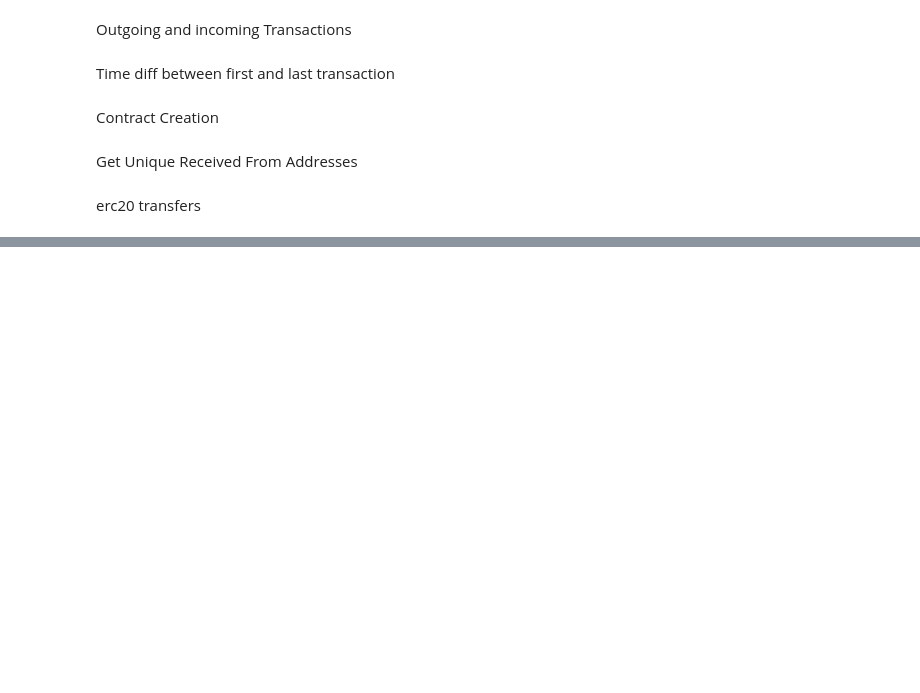
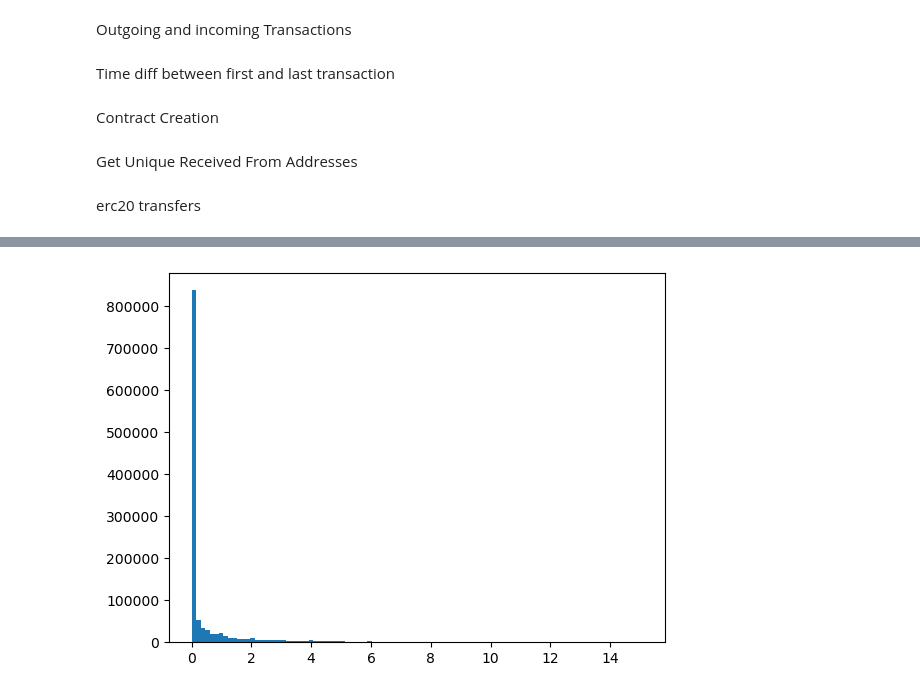
Before and after one commit to nat-rng/7CCSMPRJ, a Jupyter notebook: data_processing.ipynb, the cells around one changed output, grey strips where cells are left out. Cells and saved outputs as stored; diff of their text form; code cells hidden in the pictures; blank space fills up the shorter version.

```diff
--- a/data_processing.ipynb
+++ b/data_processing.ipynb
@@ -123,0 +364,5 @@ num_unique_erc20tokens_out = num_unique_erc20tokens_out.withColumnRenamed("from_
+# %%
+out_tx_df = pd.read_parquet("data/parquet_files/outgoing_tx_times_train.parquet")
+# Drop rows with null values in "time_diff_days" column
+out_tx_df = out_tx_df.dropna(subset=['time_diff_days'])
+grouped_out_tx_df = out_tx_df.groupby('address_id')['time_diff_days'].agg(list).reset_index()
@@ -123,0 +387,4 @@ num_unique_erc20tokens_out = num_unique_erc20tokens_out.withColumnRenamed("from_
+# %%
+grouped_out_tx_df['skewness'] = grouped_out_tx_df['time_diff_days'].apply(lambda x: pd.Series(x).skew())
+skewness_symmetrical = grouped_out_tx_df[(grouped_out_tx_df['skewness'] < 0.5) & (grouped_out_tx_df['skewness'] > -0.5)]
+skewness_asymmetrical = grouped_out_tx_df[(grouped_out_tx_df['skewness'] >= 0.5) | (grouped_out_tx_df['skewness'] <= -0.5)]
@@ -123,0 +401,2 @@ num_unique_erc20tokens_out = num_unique_erc20tokens_out.withColumnRenamed("from_
+# %%
+grouped_out_tx_df['median'] = grouped_out_tx_df['time_diff_days'].apply(lambda x: pd.Series(x).median())
@@ -123,0 +409,6 @@ num_unique_erc20tokens_out = num_unique_erc20tokens_out.withColumnRenamed("from_
+# %%
+#plot histogram of median
+plt.hist(grouped_out_tx_df['median'], bins=100)
+plt.show()
+# %% [output]
+[figure, added]
```
Also changed, not shown: parts of 50 cells of this notebook, 13 other files.
